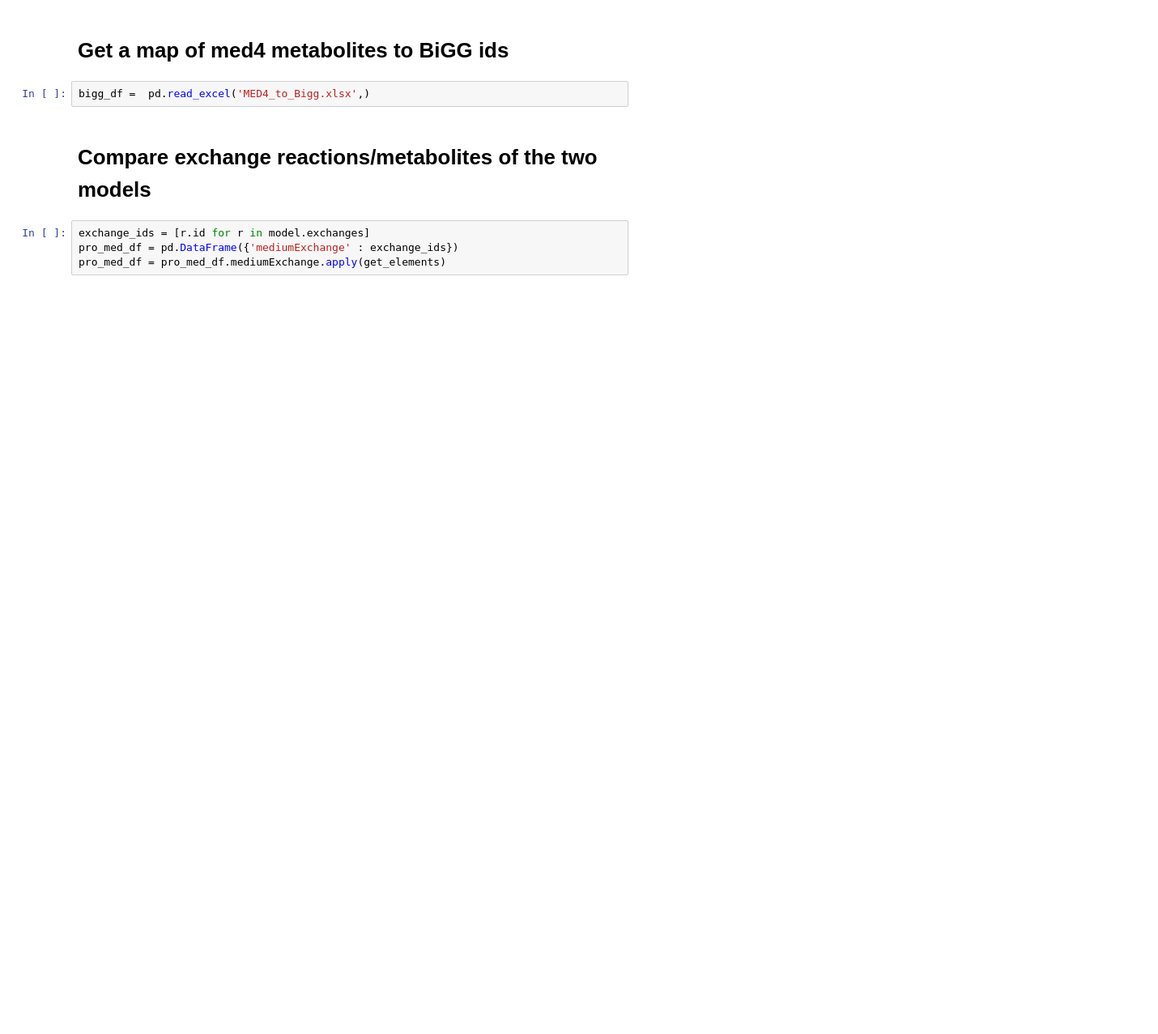
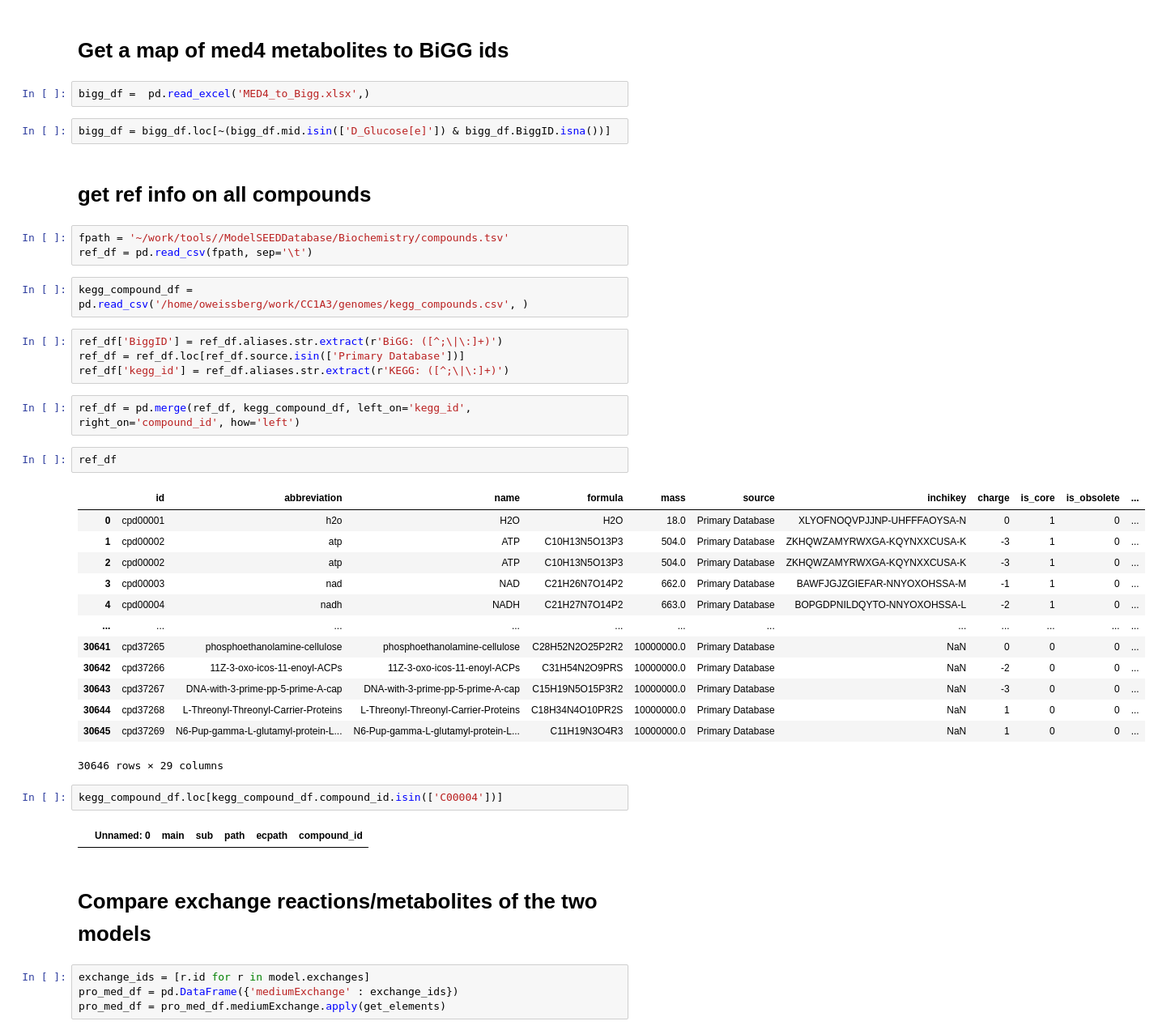
Before and after one commit to wosnat/Prochlorococcus_Model, a Jupyter notebook: N_Starvation/CC1A3_CC_N_sources.ipynb, the cells around one changed output. Shown at 81% size. Saved outputs shown, nothing was run; the diff lists cells and outputs as text; blank space fills up the shorter version.

```diff
--- a/N_Starvation/CC1A3_CC_N_sources.ipynb
+++ b/N_Starvation/CC1A3_CC_N_sources.ipynb
@@ -167,6 +182,41 @@ model.reactions.get_by_id('BIOMASS')
 # Get a map of med4 metabolites to BiGG ids
 # %%
 bigg_df =  pd.read_excel('MED4_to_Bigg.xlsx',)
+# %%
+bigg_df = bigg_df.loc[~(bigg_df.mid.isin(['D_Glucose[e]']) & bigg_df.BiggID.isna())]
+# %% [markdown]
+# get ref info on all compounds
+# %%
+fpath = '~/work/tools//ModelSEEDDatabase/Biochemistry/compounds.tsv'
+ref_df = pd.read_csv(fpath, sep='\t')
+# %%
+kegg_compound_df = pd.read_csv('/home/oweissberg/work/CC1A3/genomes/kegg_compounds.csv', )
+# %%
+ref_df['BiggID'] = ref_df.aliases.str.extract(r'BiGG: ([^;\|\:]+)')
+ref_df = ref_df.loc[ref_df.source.isin(['Primary Database'])]
+ref_df['kegg_id'] = ref_df.aliases.str.extract(r'KEGG: ([^;\|\:]+)')
+# %%
+ref_df = pd.merge(ref_df, kegg_compound_df, left_on='kegg_id', right_on='compound_id', how='left')
+# %%
+ref_df
+# %% [output]
+|  | id | abbreviation | name | formula | mass | source | inchikey | charge | is_core | is_obsolete | ... |
+| 0 | cpd00001 | h2o | H2O | H2O | 18.0 | Primary Database | XLYOFNOQVPJJNP-UHFFFAOYSA-N | 0 | 1 | 0 | ... |
+| 1 | cpd00002 | atp | ATP | C10H13N5O13P3 | 504.0 | Primary Database | ZKHQWZAMYRWXGA-KQYNXXCUSA-K | -3 | 1 | 0 | ... |
+| 2 | cpd00002 | atp | ATP | C10H13N5O13P3 | 504.0 | Primary Database | ZKHQWZAMYRWXGA-KQYNXXCUSA-K | -3 | 1 | 0 | ... |
+| 3 | cpd00003 | nad | NAD | C21H26N7O14P2 | 662.0 | Primary Database | BAWFJGJZGIEFAR-NNYOXOHSSA-M | -1 | 1 | 0 | ... |
+| 4 | cpd00004 | nadh | NADH | C21H27N7O14P2 | 663.0 | Primary Database | BOPGDPNILDQYTO-NNYOXOHSSA-L | -2 | 1 | 0 | ... |
+| ... | ... | ... | ... | ... | ... | ... | ... | ... | ... | ... | ... |
+| 30641 | cpd37265 | phosphoethanolamine-cellulose | phosphoethanolamine-cellulose | C28H52N2O25P2R2 | 10000000.0 | Primary Database | NaN | 0 | 0 | 0 | ... |
+| 30642 | cpd37266 | 11Z-3-oxo-icos-11-enoyl-ACPs | 11Z-3-oxo-icos-11-enoyl-ACPs | C31H54N2O9PRS | 10000000.0 | Primary Database | NaN | -2 | 0 | 0 | ... |
+| 30643 | cpd37267 | DNA-with-3-prime-pp-5-prime-A-cap | DNA-with-3-prime-pp-5-prime-A-cap | C15H19N5O15P3R2 | 10000000.0 | Primary Database | NaN | -3 | 0 | 0 | ... |
+| 30644 | cpd37268 | L-Threonyl-Threonyl-Carrier-Proteins | L-Threonyl-Threonyl-Carrier-Proteins | C18H34N4O10PR2S | 10000000.0 | Primary Database | NaN | 1 | 0 | 0 | ... |
+| 30645 | cpd37269 | N6-Pup-gamma-L-glutamyl-protein-L... | N6-Pup-gamma-L-glutamyl-protein-L... | C11H19N3O4R3 | 10000000.0 | Primary Database | NaN | 1 | 0 | 0 | ... |
+30646 rows × 29 columns
+# %%
+kegg_compound_df.loc[kegg_compound_df.compound_id.isin(['C00004'])]
+# %% [output]
+|  | Unnamed: 0 | main | sub | path | ecpath | compound_id |
 # %% [markdown]
 # Compare exchange reactions/metabolites of the two models
 # %%
```
Also changed, not shown: parts of 95 cells of this notebook, 16 other files.
